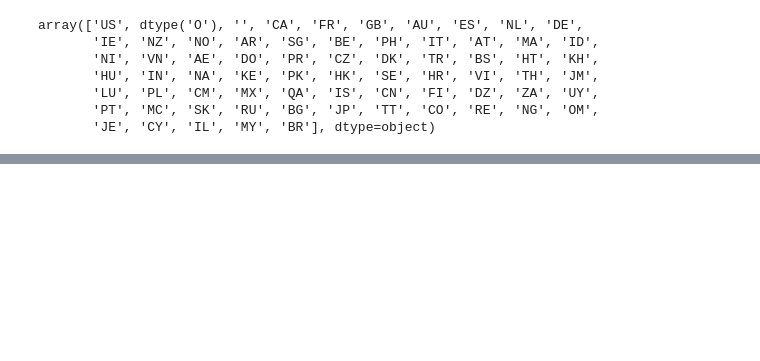
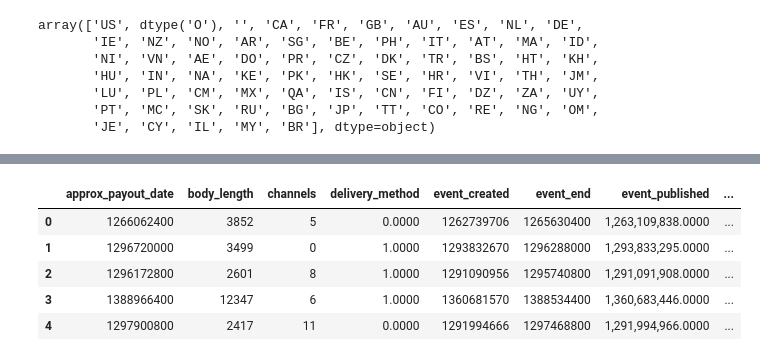
Before and after one commit to paultanger/Fraud_Detection, a Jupyter notebook: notebooks/paul_EDA.ipynb, the cells around one changed output, grey strips where cells are left out. Drawn from its saved outputs; the diff is of its cells as text; code cells hidden in the pictures; blank space fills up the shorter version.

```diff
--- a/notebooks/paul_EDA.ipynb
+++ b/notebooks/paul_EDA.ipynb
@@ -295,0 +415,9 @@ array(['US', dtype('O'), '', 'CA', 'FR', 'GB', 'AU', 'ES', 'NL', 'DE',
+# %%
+X.head()
+# %% [output]
+|  | approx_payout_date | body_length | channels | delivery_method | event_created | event_end | event_published | ... |
+| 0 | 1266062400 | 3852 | 5 | 0.0000 | 1262739706 | 1265630400 | 1,263,109,838.0000 | ... |
+| 1 | 1296720000 | 3499 | 0 | 1.0000 | 1293832670 | 1296288000 | 1,293,833,295.0000 | ... |
+| 2 | 1296172800 | 2601 | 8 | 1.0000 | 1291090956 | 1295740800 | 1,291,091,908.0000 | ... |
+| 3 | 1388966400 | 12347 | 6 | 1.0000 | 1360681570 | 1388534400 | 1,360,683,446.0000 | ... |
+| 4 | 1297900800 | 2417 | 11 | 0.0000 | 1291994666 | 1297468800 | 1,291,994,966.0000 | ... |
```
Also changed, not shown: parts of 20 cells of this notebook, 2 other files.
